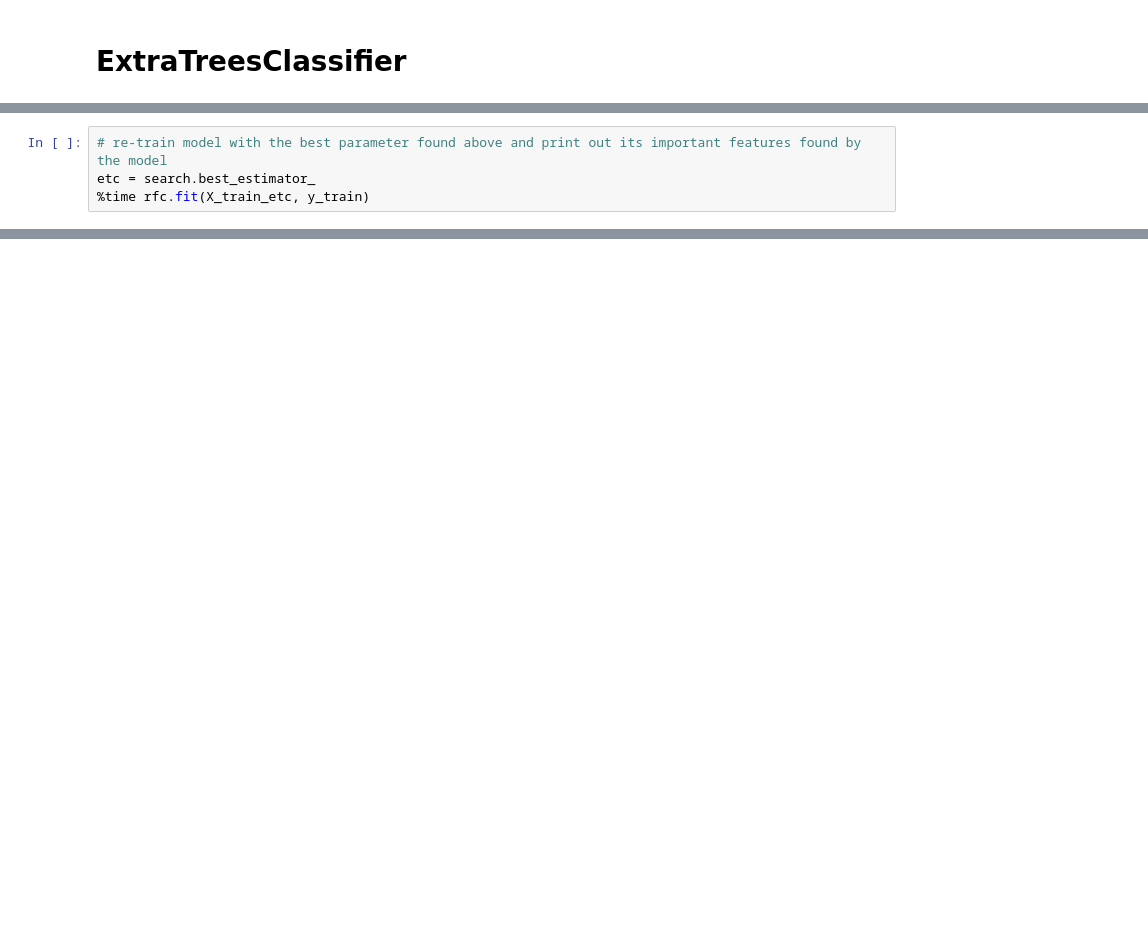
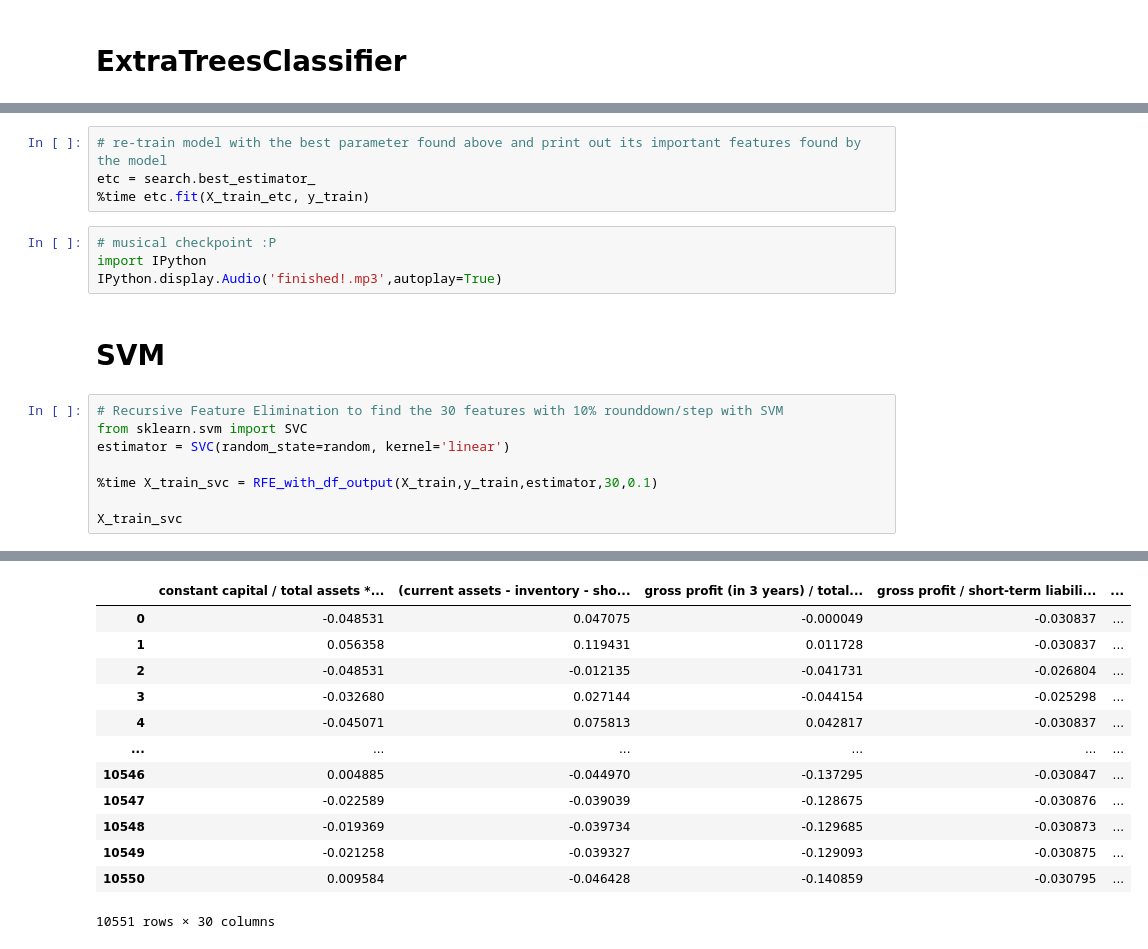
Before and after one commit to jimmylihe/company-bankrupcy-prediction-advanced, a Jupyter notebook: 1year.arff.ipynb, the cells around one changed output, grey strips where cells are left out. Saved outputs shown, nothing was run; the diff lists cells and outputs as text; blank space fills up the shorter version.

```diff
--- a/1year.arff.ipynb
+++ b/1year.arff.ipynb
@@ -908,4 +929,19 @@ AttributeError: 'RandomizedSearchCV' object has no attribute 'best_score_'
 # %%
 # re-train model with the best parameter found above and print out its important features found by the model
 etc = search.best_estimator_
-%time rfc.fit(X_train_etc, y_train)
+%time etc.fit(X_train_etc, y_train)
+# %%
+# musical checkpoint :P
+import IPython
+IPython.display.Audio('finished!.mp3',autoplay=True)
+# %% [markdown]
+# SVM
+# %%
+# Recursive Feature Elimination to find the 30 features with 10% rounddown/step with SVM
+from sklearn.svm import SVC
+estimator = SVC(random_state=random, kernel='linear')
+
+%time X_train_svc = RFE_with_df_output(X_train,y_train,estimator,30,0.1)
+
+X_train_svc
+# %% [output]
@@ -911,0 +949,13 @@ etc = search.best_estimator_
+|  | constant capital / total assets *... | (current assets - inventory - sho... | gross profit (in 3 years) / total... | gross profit / short-term liabili... | ... |
+| 0 | -0.048531 | 0.047075 | -0.000049 | -0.030837 | ... |
+| 1 | 0.056358 | 0.119431 | 0.011728 | -0.030837 | ... |
+| 2 | -0.048531 | -0.012135 | -0.041731 | -0.026804 | ... |
+| 3 | -0.032680 | 0.027144 | -0.044154 | -0.025298 | ... |
+| 4 | -0.045071 | 0.075813 | 0.042817 | -0.030837 | ... |
+| ... | ... | ... | ... | ... | ... |
+| 10546 | 0.004885 | -0.044970 | -0.137295 | -0.030847 | ... |
+| 10547 | -0.022589 | -0.039039 | -0.128675 | -0.030876 | ... |
+| 10548 | -0.019369 | -0.039734 | -0.129685 | -0.030873 | ... |
+| 10549 | -0.021258 | -0.039327 | -0.129093 | -0.030875 | ... |
+| 10550 | 0.009584 | -0.046428 | -0.140859 | -0.030795 | ... |
+10551 rows × 30 columns
```
Also changed, not shown: parts of 20 cells of this notebook.
